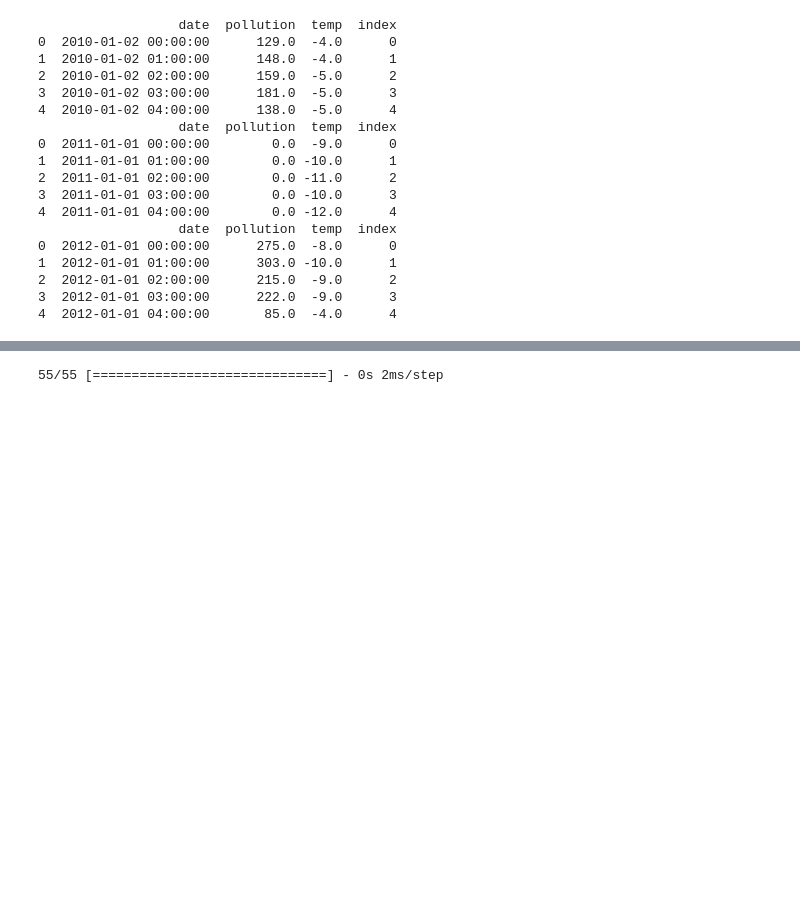
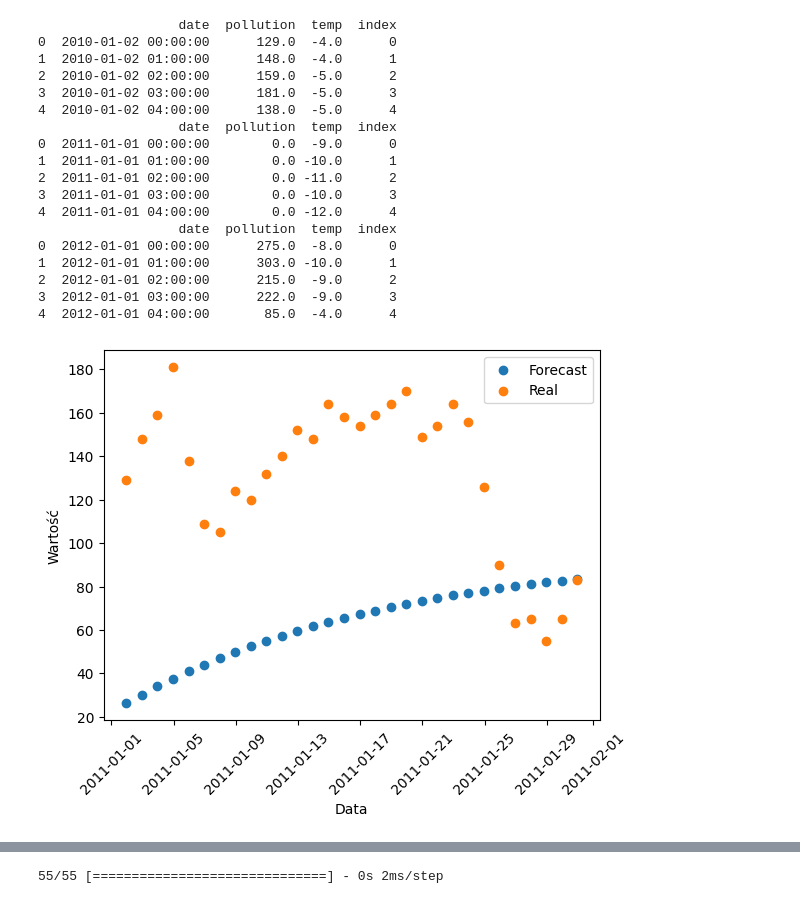
Before and after one commit to Beruxik/SBL-IPAD, a Jupyter notebook: Untitled1.ipynb, the cells around one changed output, grey strips where cells are left out. Saved outputs shown, nothing was run; the diff lists cells and outputs as text; code cells hidden in the pictures; blank space fills up the shorter version.

Commit message:
Dodanie kilku rzeczy

```diff
--- a/Untitled1.ipynb
+++ b/Untitled1.ipynb
@@ -129,10 +129,11 @@ plt.show()
 # %% [output]
 <Figure size 640x480 with 0 Axes>
 # %%
-def make_predictions(data, num_days):
+# funkcja prognozująca zanieczyszczenie
+def make_predictions(data, num_days, category):
     # Przygotowanie danych
     time_series = data[
-        "pollution"
+        category
     ].values  # Wybierz zmienną celu (np. pollution) jako tablicę wartości
 
     # Dopasowanie modelu ARIMA
@@ -142,13 +143,20 @@ def make_predictions(data, num_days):
     model_fit = model.fit()
 
     # Prognozowanie
-    forecast = model_fit.forecast(steps=num_days)
+    forecast_values = model_fit.forecast(steps=num_days)
 
-    return forecast
+    # Tworzenie DataFrame z prognozami
+    dates = pd.date_range(start=data["date"].iloc[-1], periods=num_days + 1, freq="D")[
+        1:
+    ]  # Wygeneruj daty dla prognoz
+    forecast_df = pd.DataFrame({"Date": dates, "Forecast": forecast_values})
+
+    return forecast_df
 # %%
-# Prognozowanie dla zakresu 2010-2011
-forecast_2010_2011 = make_predictions(range_2010_2011, 5)
+# Wyswietlanie predykcji zanieczyszczenia dla zakresu od 1 stycznia do 5 stycznie 2011
+forecast_2010_2011_pollution = make_predictions(range_2010_2011, 30, 'pollution')
+forecast_2010_2011_pollution['Real'] = range_2010_2011['pollution']
 print("Prognozy dla zakresu 2010-2011:")
-print(forecast_2010_2011)
+print(forecast_2010_2011_pollution)
 # %% [output]
 Prognozy dla zakresu 2010-2011:
@@ -347,3 +319,22 @@ print(range_2012_end.head())
 2  2012-01-01 02:00:00      215.0  -9.0      2
 3  2012-01-01 03:00:00      222.0  -9.0      3
 4  2012-01-01 04:00:00       85.0  -4.0      4
+# %%
+import matplotlib.pyplot as plt
+
+# Wygenerowanie wykresu
+plt.scatter(forecast_2010_2011_pollution['Date'], forecast_2010_2011_pollution['Forecast'], label='Forecast')
+plt.scatter(forecast_2010_2011_pollution['Date'], forecast_2010_2011_pollution['Real'], label='Real')
+
+# Ustawienie etykiet osi
+plt.xlabel('Data')
+plt.ylabel('Wartość')
+plt.xticks(rotation=45)
+
+# Dodanie legendy
+plt.legend()
+
+# Wyświetlenie wykresu
+plt.show()
+# %% [output]
+[figure, added]
```
Also changed, not shown: parts of 37 cells of this notebook.
